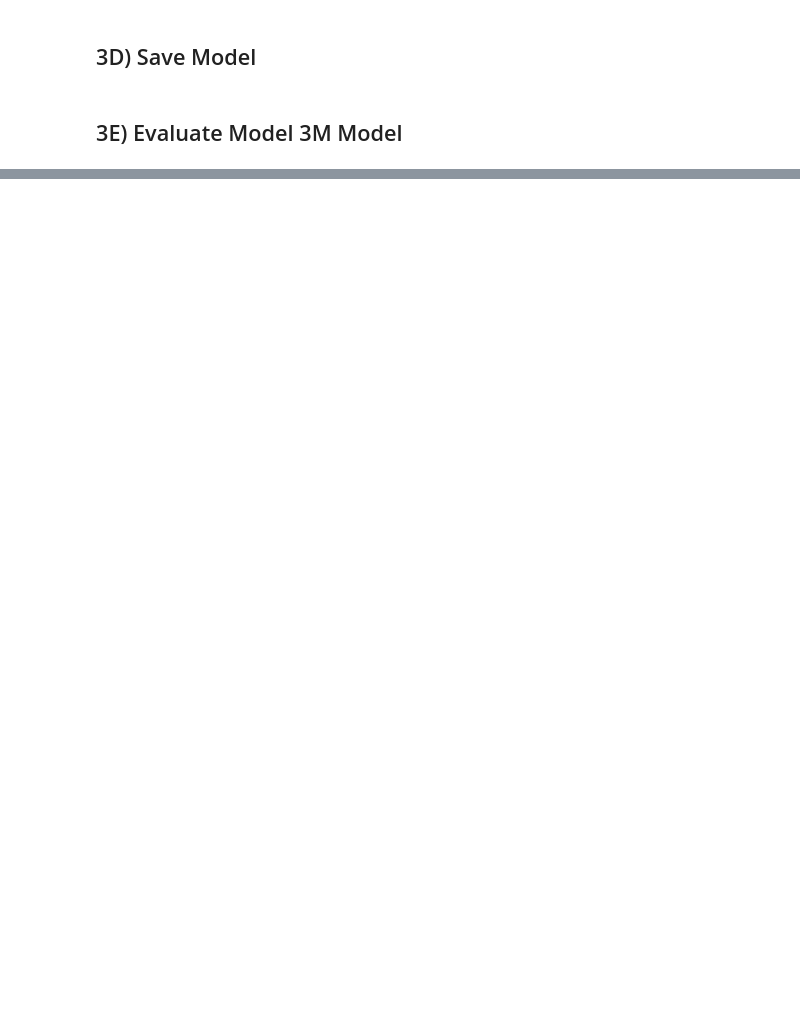
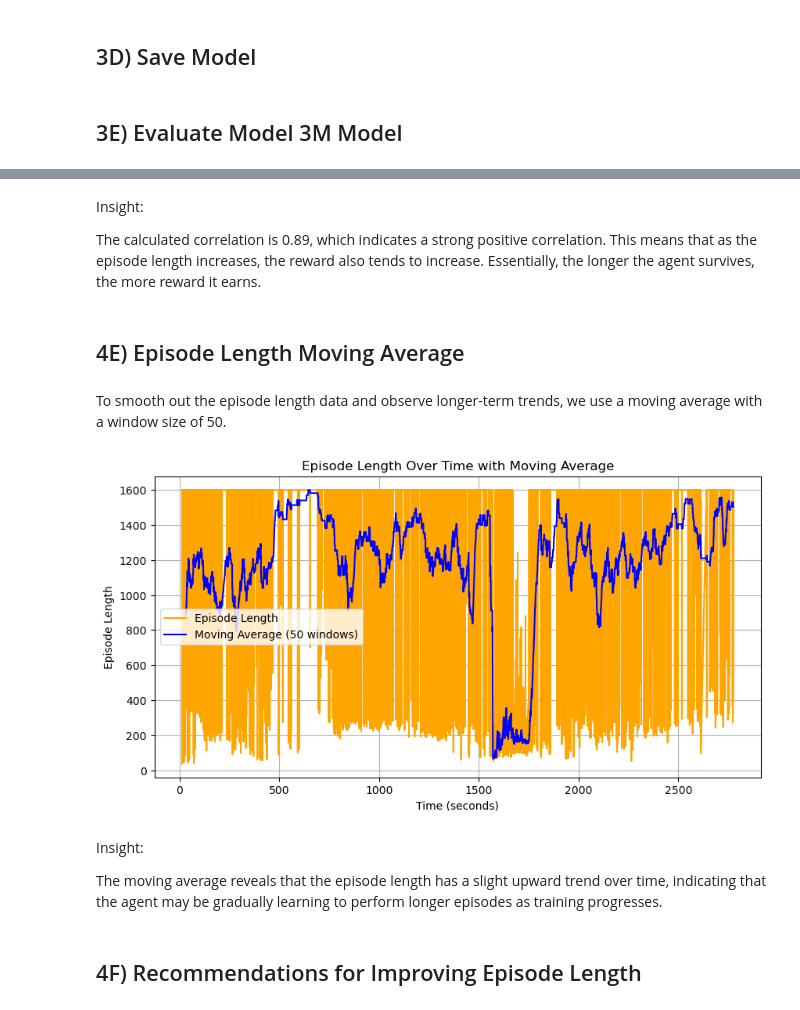
Before and after one commit to canoksuzoglu1/12.-BipedalWalker-RL, a Jupyter notebook: BipedalWalker-v3 RL.ipynb, the cells around one changed output, grey strips where cells are left out. Saved outputs shown, nothing was run; the diff lists cells and outputs as text; code cells hidden in the pictures; blank space fills up the shorter version.

```diff
--- a/BipedalWalker-v3 RL.ipynb
+++ b/BipedalWalker-v3 RL.ipynb
@@ -257,0 +323,31 @@ print(f"Average reward: {mean_reward} ± {std_reward}")
+# %% [markdown]
+Insight:
+
+The calculated correlation is 0.89, which indicates a strong positive correlation. This means that as the episode length increases, the reward also tends to increase. Essentially, the longer the agent survives, the more reward it earns.
+# %% [markdown]
+## 4E) Episode Length Moving Average
+# %% [markdown]
+To smooth out the episode length data and observe longer-term trends, we use a moving average with a window size of 50.
+# %%
+# Moving average of episode length
+window_size = 50
+data_clean['episode_length_ma'] = data_clean['episode_length'].rolling(window=window_size).mean()
+
+# Plot episode length with moving average
+plt.figure(figsize=(10, 5))
+plt.plot(data_clean['time'], data_clean['episode_length'], label='Episode Length', color='orange')
+plt.plot(data_clean['time'], data_clean['episode_length_ma'], label=f'Moving Average ({window_size} windows)', color='blue')
+plt.title('Episode Length Over Time with Moving Average')
+plt.xlabel('Time (seconds)')
+plt.ylabel('Episode Length')
+plt.legend()
+plt.grid(True)
+plt.show()
+# %% [output]
+[figure, added]
+# %% [markdown]
+Insight:
+
+The moving average reveals that the episode length has a slight upward trend over time, indicating that the agent may be gradually learning to perform longer episodes as training progresses.
+# %% [markdown]
+## 4F) Recommendations for Improving Episode Length
```
Also changed, not shown: parts of 58 cells of this notebook, 2 other files.
